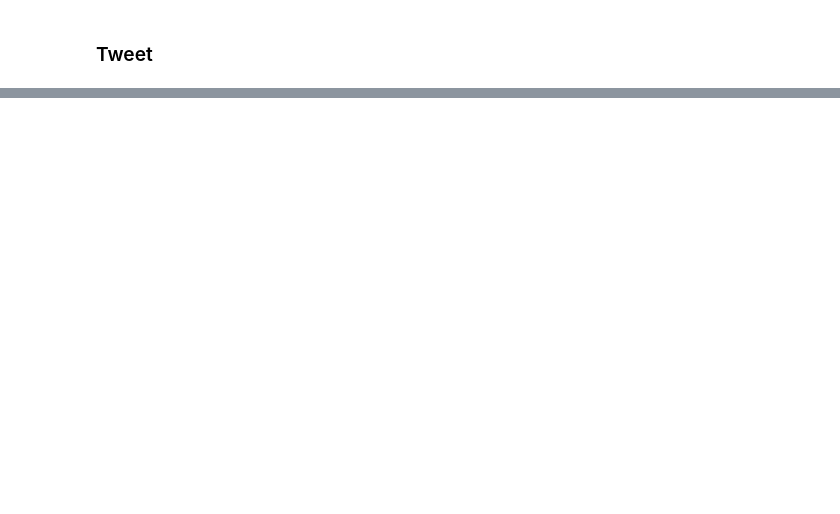
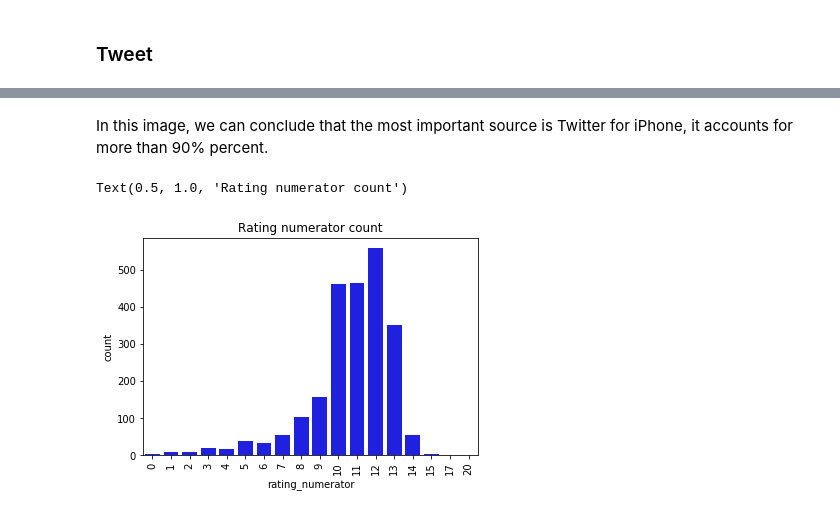
Before and after one commit to amanda1210/Twitter_dogimange_analysis, a Jupyter notebook: tweet_analysis.ipynb, the cells around one changed output, grey strips where cells are left out. Saved outputs shown, nothing was run; the diff lists cells and outputs as text; code cells hidden in the pictures; blank space fills up the shorter version.

Commit message:
Add clean dataset,visualization and analysis

```diff
--- a/tweet_analysis.ipynb
+++ b/tweet_analysis.ipynb
@@ -346,0 +352,16 @@ Name: source, dtype: int64
+# %%
+# Deal with records with multiple stage and missing value
+archive.loc[archive.dog_stage=='pupper','dog_stage']='Pupper'
+archive.loc[archive.dog_stage=='doggo','dog_stage']='Doggo'
+archive.loc[archive.dog_stage=='puppo','dog_stage']='Puppo'
+archive.loc[archive.dog_stage=='doggopupper','dog_stage']='Doggo, Pupper'
+archive.loc[archive.dog_stage=='floofer','dog_stage']='Floofer'
+archive.loc[archive.dog_stage=='doggopuppo','dog_stage']='Doggo, Puppo'
+archive.loc[archive.dog_stage=='doggofloofer','dog_stage']='Doggo, Floofer'
+# %%
+archive.loc[archive.dog_stage=='','dog_stage']=np.nan
+# %%
+archive.dog_stage=archive.dog_stage.fillna('Unknown')
+archive.dog_stage.value_counts()
+
+archive.drop(['doggo','floofer','pupper','puppo'],axis=1,inplace=True)
@@ -448,0 +508,2 @@ dtype: object
+# %%
+archive['rating']=archive.rating_numerator/archive.rating_denominator
@@ -448,0 +531,9 @@ dtype: object
+# %% [markdown]
+In this image, we can conclude that the most important source is Twitter for iPhone, it accounts for more than 90% percent.
+# %%
+sns.countplot(archive.rating_numerator, color='blue')
+plt.xticks(rotation=90)
+plt.title("Rating numerator count")
+# %% [output]
+Text(0.5, 1.0, 'Rating numerator count')
+[figure, added]
```
Also changed, not shown: parts of 49 cells of this notebook, 5 other files.
